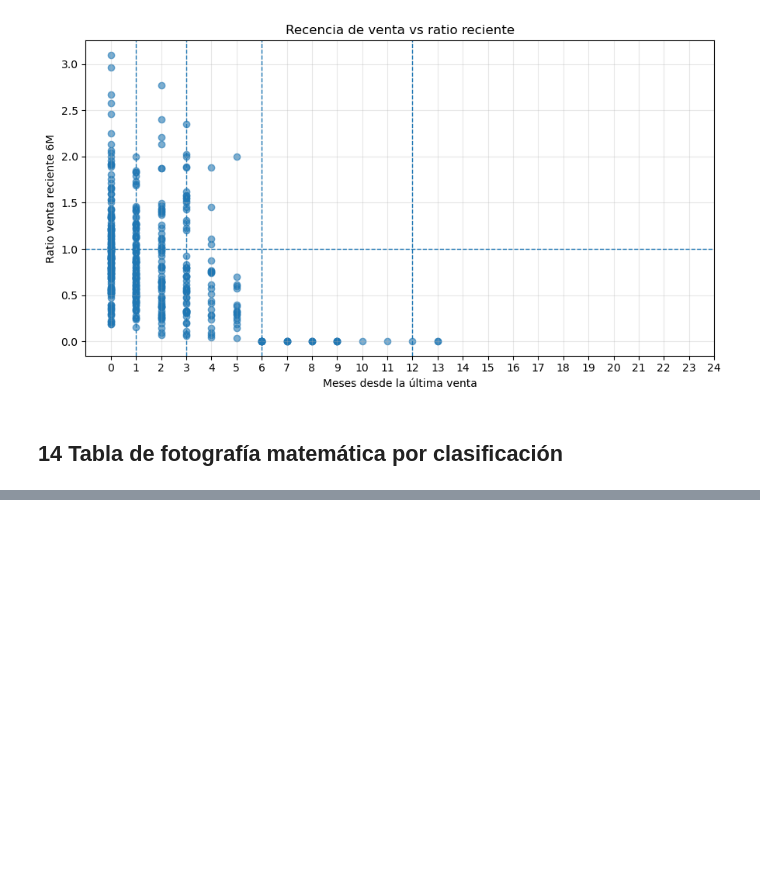
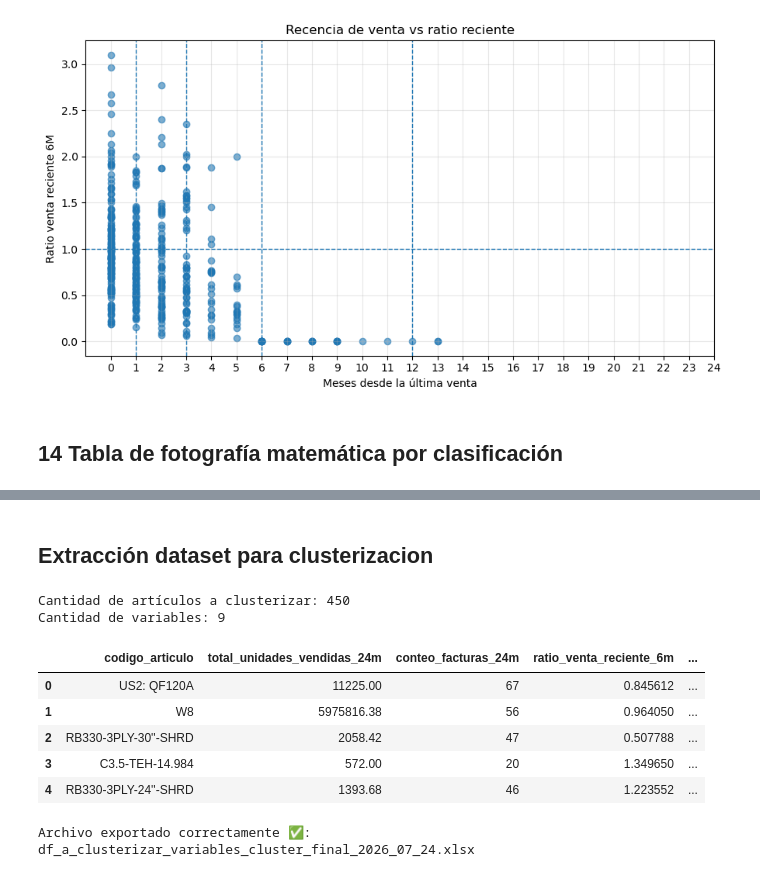
Before and after one commit to choppeb7/Tesis-Master-AI, a Jupyter notebook: 3_EDA_articulos_aplicables_forecast.ipynb, the cells around one changed output, grey strips where cells are left out. Saved outputs shown, nothing was run; the diff lists cells and outputs as text; code cells hidden in the pictures; blank space fills up the shorter version.

```diff
--- a/Clusterizacion_de_articulos.ipynb
+++ b/3_EDA_articulos_aplicables_forecast.ipynb
@@ -2052,0 +2058,19 @@ fotografia_frecuencia[variables_finales]
+# %%
+# ============================================================
+# Fotografía matemática ampliada por clasificación
+# ============================================================
+
+def generar_fotografia_por_clasificacion(df, columna_clasificacion, variables):
+    """
+    Genera una fotografía matemática de las variables seleccionadas
+    agrupadas por una clasificación determinada.
+    """
+
+    fotografia = (
+        df
+        .groupby(columna_clasificacion)[variables]
+        .agg(["count", "mean", "median", "std", "min", "max"])
+        .round(0).astype("Int64")
+    )
+
+    return fotografia
@@ -2052,0 +2174,61 @@ fotografia_frecuencia[variables_finales]
+# %% [markdown]
+## Extracción dataset para clusterizacion
+# %%
+# ============================================================
+# 1. Preparar dataset para clusterización
+# ============================================================
+
+df_cluster = df[df["aplica_forecast"] == True].copy()
+
+# Dataset con identificador + variables
+df_cluster_base = df_cluster[["codigo_articulo"] + variables_finales].copy()
+
+
+print("Cantidad de artículos a clusterizar:", df_cluster_base.shape[0])
+print("Cantidad de variables:", df_cluster_base.shape[1])
+# %% [output]
+Cantidad de artículos a clusterizar: 450
+Cantidad de variables: 9
+# %%
+df_cluster_base.head()
+# %% [output]
+|  | codigo_articulo | total_unidades_vendidas_24m | conteo_facturas_24m | ratio_venta_reciente_6m | ... |
+| 0 | US2: QF120A | 11225.00 | 67 | 0.845612 | ... |
+| 1 | W8 | 5975816.38 | 56 | 0.964050 | ... |
+| 2 | RB330-3PLY-30''-SHRD | 2058.42 | 47 | 0.507788 | ... |
+| 3 | C3.5-TEH-14.984 | 572.00 | 20 | 1.349650 | ... |
+| 4 | RB330-3PLY-24''-SHRD | 1393.68 | 46 | 1.223552 | ... |
+# %%
+from datetime import datetime
+
+# ============================================================
+# Exportar dataset preparado para clusterización
+# ============================================================
+
+fecha_hoy = datetime.today().strftime("%Y_%m_%d")
+
+nombre_archivo = f"df_a_clusterizar_variables_cluster_final_{fecha_hoy}.xlsx"
+
+ruta=f"./Datos/{nombre_archivo}"
+
+df_cluster_export = df_cluster[
+    [
+        "codigo_articulo",
+        "descripcion_completa",
+        "grupo_articulo",
+        "categoria",
+        "subcategoria",
+        "tipo",
+        "marca_fabricante",
+        "unidad_medida_inventario",
+        "aplica_forecast",
+        "motivo_aplica_forecast",
+        *variables_finales
+    ]
+].copy()
+
+df_cluster_export.to_excel(ruta, index=False)
+
+print(f"Archivo exportado correctamente ✅: {nombre_archivo}")
+# %% [output]
+Archivo exportado correctamente ✅: df_a_clusterizar_variables_cluster_final_2026_07_24.xlsx
```
Also changed, not shown: parts of 3 cells of this notebook, 2 other files.
